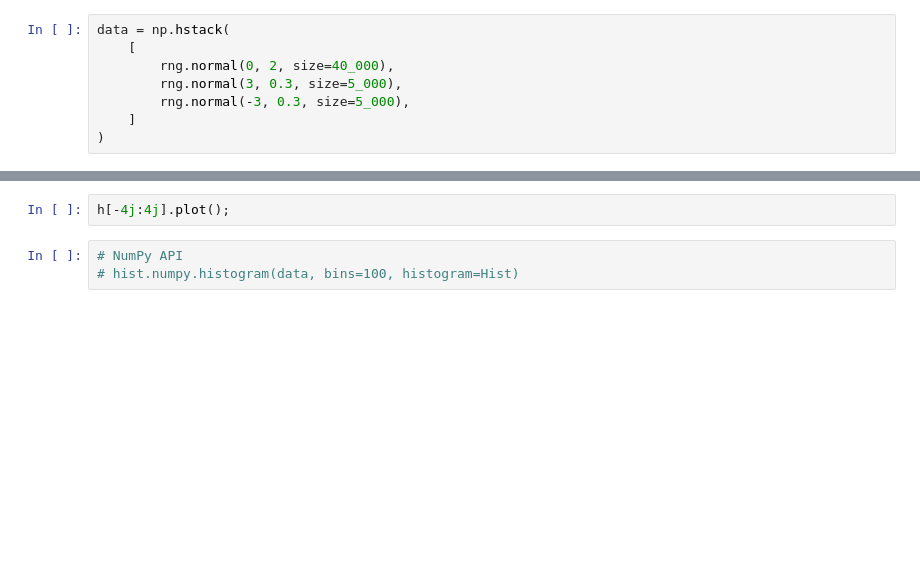
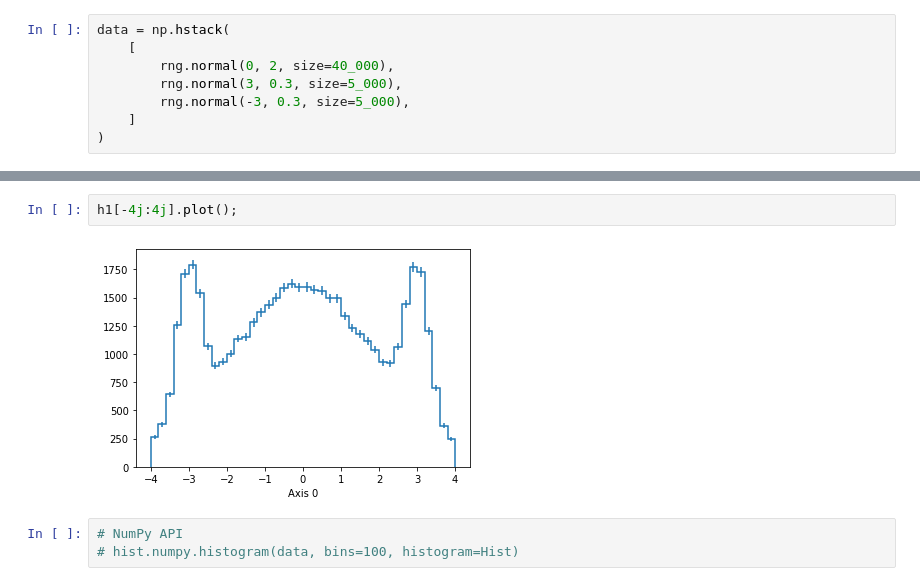
Before and after one commit to amangoel185/pyhep-2022-histogramming-talk, a Jupyter notebook: 1_histograms.ipynb, the cells around one changed output, grey strips where cells are left out. Drawn from its saved outputs; the diff is of its cells as text; blank space fills up the shorter version.

```diff
--- a/1_histograms.ipynb
+++ b/1_histograms.ipynb
@@ -57,5 +53,7 @@ h.plot();
 # %%
-h[-4j:4j].plot();
+h1[-4j:4j].plot();
+# %% [output]
+[figure, added]
 # %%
 # NumPy API
 # hist.numpy.histogram(data, bins=100, histogram=Hist)
```
Also changed, not shown: parts of 20 cells of this notebook, 6 other files.
